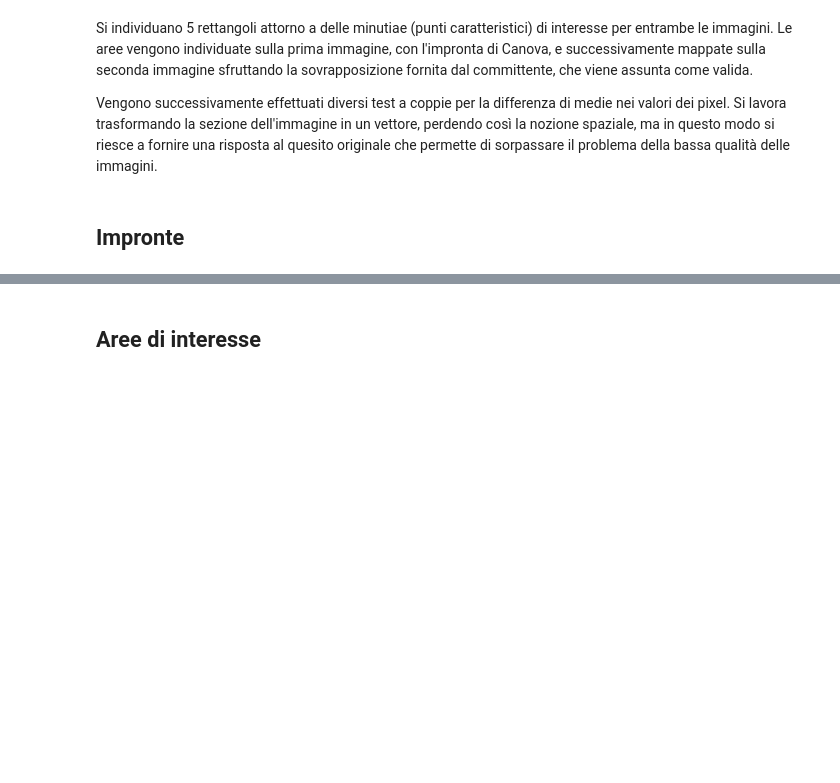
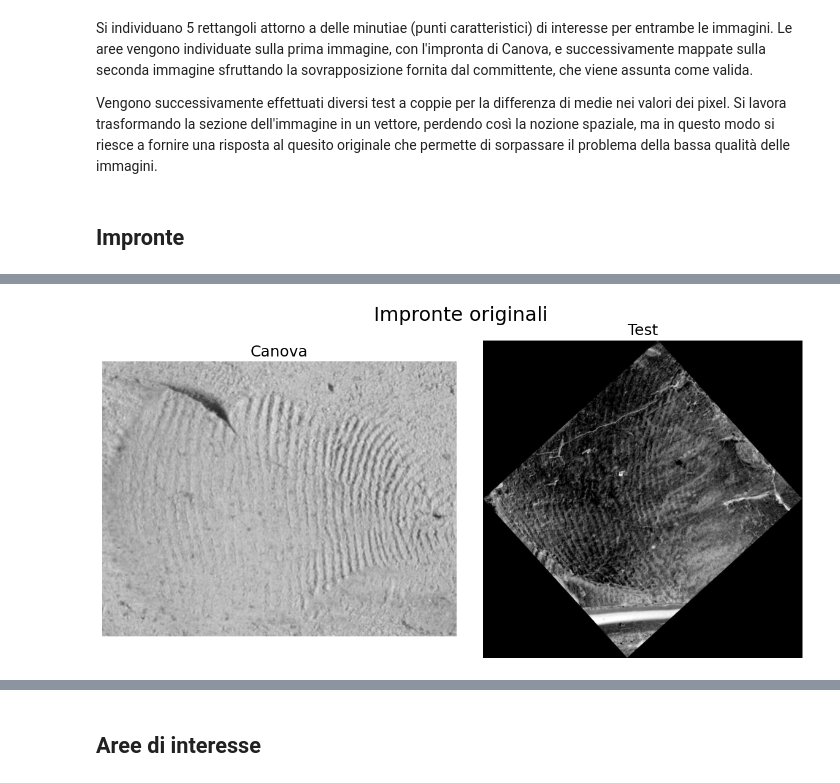
Before and after one commit to apiraccini/canova_fingerprints, a Jupyter notebook: final/analisi.ipynb, the cells around one changed output, grey strips where cells are left out. Saved outputs shown, nothing was run; the diff lists cells and outputs as text; code cells hidden in the pictures; blank space fills up the shorter version.

```diff
--- a/final/analisi.ipynb
+++ b/final/analisi.ipynb
@@ -24,3 +50,17 @@ images = [
+# %%
+# plot
+fig, axs = plt.subplots(1, 2, figsize = (12, 6))
+fig.suptitle('Impronte originali', fontsize = 23)
+
+for ax, im, tit in zip(axs.flat, images_raw, ['Canova', 'Test']):
+    ax.imshow(im, cmap='Greys')
+    ax.set_title(tit, fontsize = 18)
+    ax.axis('off')
+
+fig.tight_layout()
+plt.savefig(fig_path + 'raw_fingerprints.jpg')
+# %% [output]
+[figure, added]
 # %%
 # plot
 fig, axs = plt.subplots(1, 2, figsize = (12, 6))
```
Also changed, not shown: parts of 11 cells of this notebook, 8 other files.
